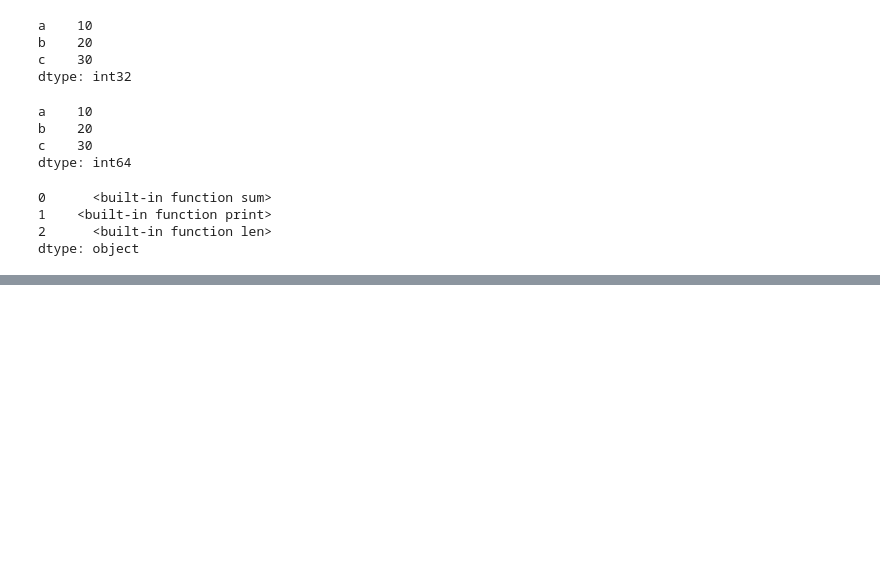
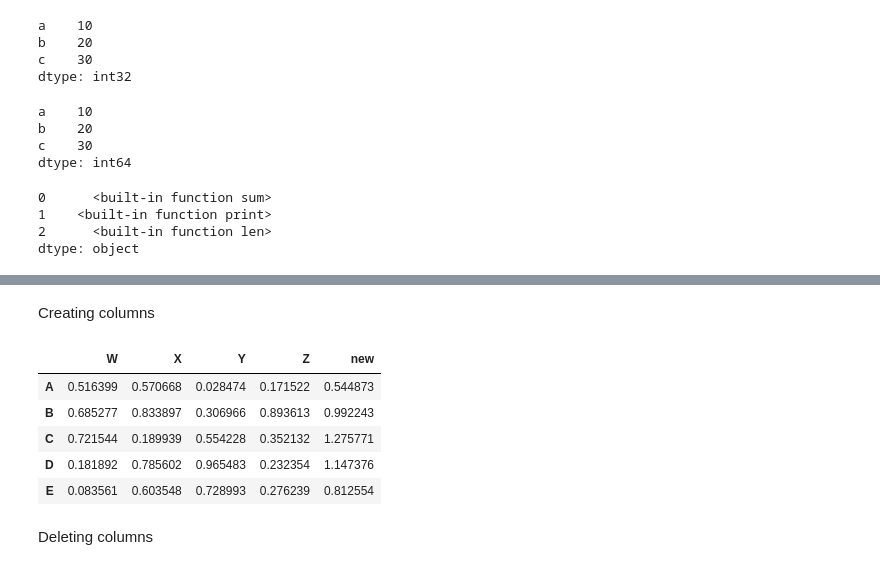
Before and after one commit to LorennMarque/Austral, a Jupyter notebook: Autodidacta/python4ds/pandas.ipynb, the cells around one changed output, grey strips where cells are left out. Cells and saved outputs as stored; diff of their text form; code cells hidden in the pictures; blank space fills up the shorter version.

```diff
--- a/Autodidacta/python4ds/pandas.ipynb
+++ b/Autodidacta/python4ds/pandas.ipynb
@@ -68,0 +75,2 @@ dtype: object
+# %%
+df = pd.DataFrame(rand(5,4), ['A','B','C','D','E'],['W','X','Y','Z'])
@@ -68,0 +123,14 @@ dtype: object
+# %% [markdown]
+Creating columns
+# %%
+df['new'] = df['W'] + df['Y']
+df
+# %% [output]
+|  | W | X | Y | Z | new |
+| A | 0.516399 | 0.570668 | 0.028474 | 0.171522 | 0.544873 |
+| B | 0.685277 | 0.833897 | 0.306966 | 0.893613 | 0.992243 |
+| C | 0.721544 | 0.189939 | 0.554228 | 0.352132 | 1.275771 |
+| D | 0.181892 | 0.785602 | 0.965483 | 0.232354 | 1.147376 |
+| E | 0.083561 | 0.603548 | 0.728993 | 0.276239 | 0.812554 |
+# %% [markdown]
+Deleting columns
```
Also changed, not shown: parts of 68 cells of this notebook, 2 other files.
